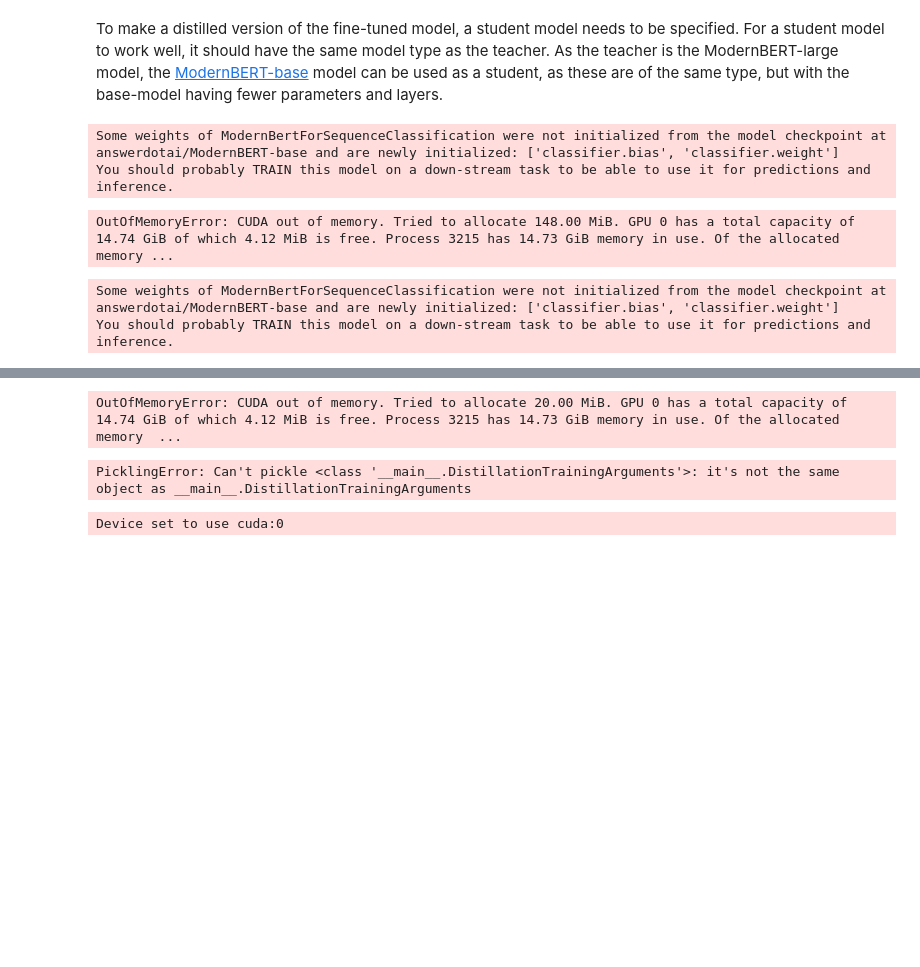
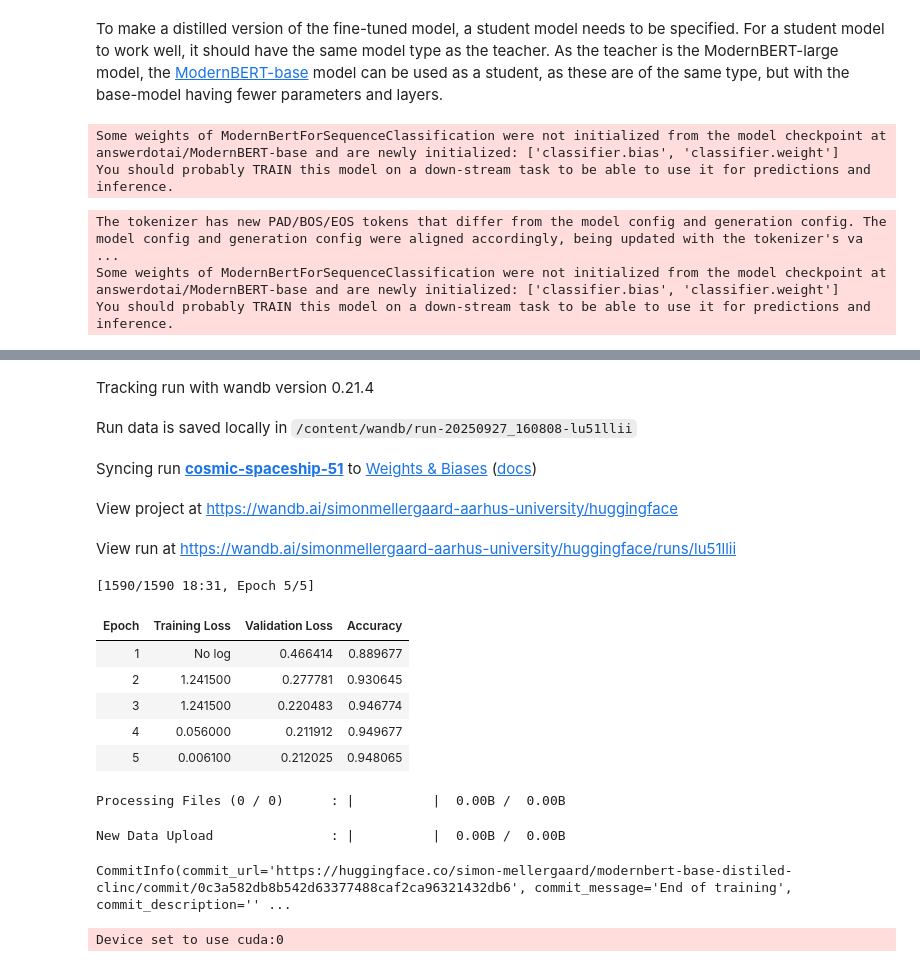
Before and after one commit to simon-mellergaard/GAI-with-LLMs, a Jupyter notebook: Project codes/Assignment04.ipynb, the cells around one changed output, grey strips where cells are left out. Cells and saved outputs as stored; diff of their text form; code cells hidden in the pictures; blank space fills up the shorter version.

```diff
--- a/Project codes/Assignment04.ipynb
+++ b/Project codes/Assignment04.ipynb
@@ -356,7 +350,7 @@ teacher_model = (AutoModelForSequenceClassification
 def compute_metrics(pred):
     predictions, labels = pred
     predictions = np.argmax(predictions, axis=1)
-    return accuracy_score.compute(predictions=predictions, references=labels)
+    return accuracy.compute(predictions=predictions, references=labels)
 
 batch_size = 48
 
@@ -383,9 +377,10 @@ modernbert_trainer = DistillationTrainer(
 # %% [output]
 Some weights of ModernBertForSequenceClassification were not initialized from the model checkpoint at answerdotai/ModernBERT-base and are newly initialized: ['classifier.bias', 'classifier.weight']
 You should probably TRAIN this model on a down-stream task to be able to use it for predictions and inference.
-OutOfMemoryError: CUDA out of memory. Tried to allocate 148.00 MiB. GPU 0 has a total capacity of 14.74 GiB of which 4.12 MiB is free. Process 3215 has 14.73 GiB memory in use. Of the allocated memory ...
 # %%
 modernbert_trainer.train()
+modernbert_trainer.push_to_hub()
 # %% [output]
+The tokenizer has new PAD/BOS/EOS tokens that differ from the model config and generation config. The model config and generation config were aligned accordingly, being updated with the tokenizer's va ...
 Some weights of ModernBertForSequenceClassification were not initialized from the model checkpoint at answerdotai/ModernBERT-base and are newly initialized: ['classifier.bias', 'classifier.weight']
 You should probably TRAIN this model on a down-stream task to be able to use it for predictions and inference.
@@ -392 +388,15 @@ You should probably TRAIN this model on a down-stream task to be able to use it
+Tracking run with wandb version 0.21.4
+Run data is saved locally in /content/wandb/run-20250927_160808-lu51llii
+Syncing run cosmic-spaceship-51 to Weights & Biases (docs)
+View project at https://wandb.ai/simonmellergaard-aarhus-university/huggingface
+View run at https://wandb.ai/simonmellergaard-aarhus-university/huggingface/runs/lu51llii
-OutOfMemoryError: CUDA out of memory. Tried to allocate 20.00 MiB. GPU 0 has a total capacity of 14.74 GiB of which 4.12 MiB is free. Process 3215 has 14.73 GiB memory in use. Of the allocated memory  ...
+[1590/1590 18:31, Epoch 5/5]
+| Epoch | Training Loss | Validation Loss | Accuracy |
+| 1 | No log | 0.466414 | 0.889677 |
+| 2 | 1.241500 | 0.277781 | 0.930645 |
+| 3 | 1.241500 | 0.220483 | 0.946774 |
+| 4 | 0.056000 | 0.211912 | 0.949677 |
+| 5 | 0.006100 | 0.212025 | 0.948065 |
+Processing Files (0 / 0)      : |          |  0.00B /  0.00B
+New Data Upload               : |          |  0.00B /  0.00B
+CommitInfo(commit_url='https://huggingface.co/simon-mellergaard/modernbert-base-distiled-clinc/commit/0c3a582db8b542d63377488caf2ca96321432db6', commit_message='End of training', commit_description='' ...
@@ -395,7 +403,5 @@ del modernbert_trainer
 # %%
-distilbert_trainer.push_to_hub()
+modernbert_trainer.push_to_hub()
-# %% [output]
-PicklingError: Can't pickle <class '__main__.DistillationTrainingArguments'>: it's not the same object as __main__.DistillationTrainingArguments
 # %%
 finetuned_ckpt = "simon-mellergaard/modernbert-base-distiled-clinc"
 pipe = pipeline("text-classification", model=finetuned_ckpt)
```
Also changed, not shown: parts of 16 cells of this notebook.
